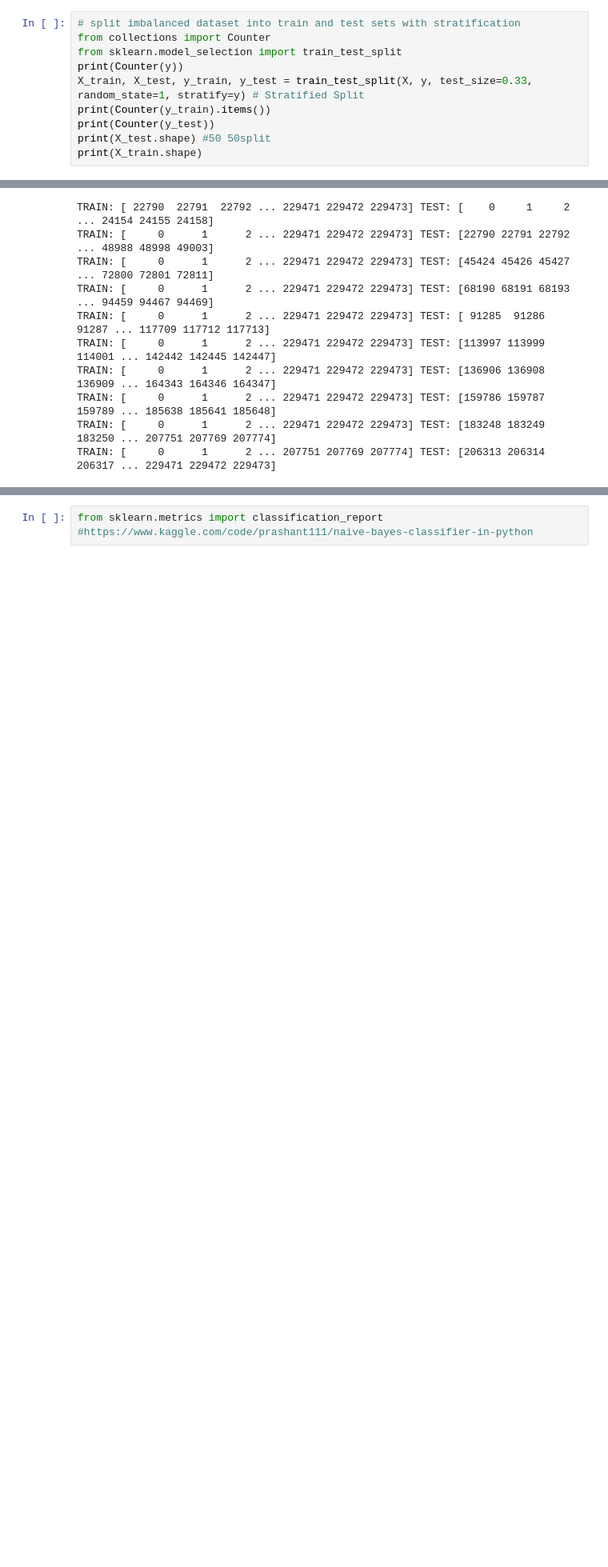
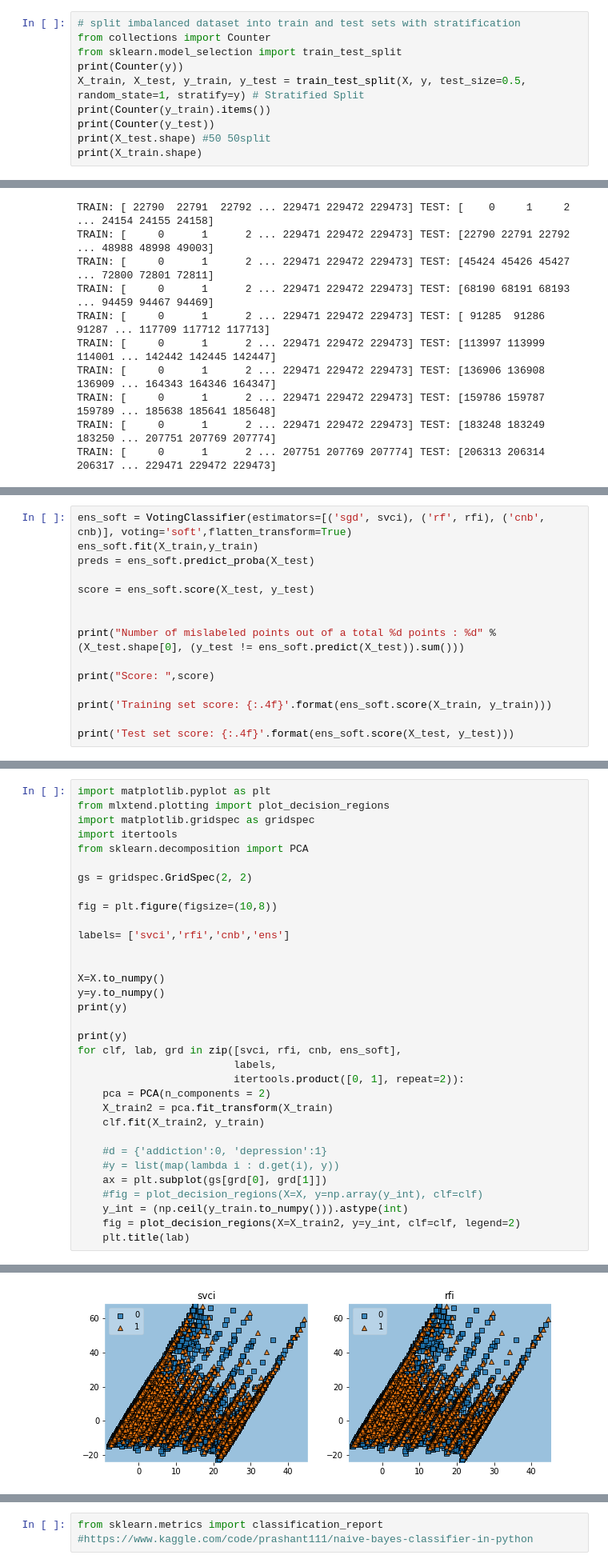
Before and after one commit to nataliakardami/diabetes_binary, a Jupyter notebook: diabetes.ipynb, the cells around one changed output, grey strips where cells are left out. Shown at 80% size. Cells and saved outputs as stored; diff of their text form; blank space fills up the shorter version.

```diff
--- a/diabetes.ipynb
+++ b/diabetes.ipynb
@@ -310,7 +315,7 @@ According to google devs, $\approx 18\%$ minority to majority class ratio is con
 from collections import Counter
 from sklearn.model_selection import train_test_split
 print(Counter(y))
-X_train, X_test, y_train, y_test = train_test_split(X, y, test_size=0.33, random_state=1, stratify=y) # Stratified Split
+X_train, X_test, y_train, y_test = train_test_split(X, y, test_size=0.5, random_state=1, stratify=y) # Stratified Split
 print(Counter(y_train).items())
 print(Counter(y_test))
 print(X_test.shape) #50 50split
@@ -521,0 +758,15 @@ TRAIN: [     0      1      2 ... 207751 207769 207774] TEST: [206313 206314 2063
+# %%
+ens_soft = VotingClassifier(estimators=[('sgd', svci), ('rf', rfi), ('cnb', cnb)], voting='soft',flatten_transform=True)
+ens_soft.fit(X_train,y_train)
+preds = ens_soft.predict_proba(X_test)
+
+score = ens_soft.score(X_test, y_test)
+
+
+print("Number of mislabeled points out of a total %d points : %d" % (X_test.shape[0], (y_test != ens_soft.predict(X_test)).sum()))
+
+print("Score: ",score)
+
+print('Training set score: {:.4f}'.format(ens_soft.score(X_train, y_train)))
+
+print('Test set score: {:.4f}'.format(ens_soft.score(X_test, y_test)))
@@ -521,0 +778,34 @@ TRAIN: [     0      1      2 ... 207751 207769 207774] TEST: [206313 206314 2063
+# %%
+import matplotlib.pyplot as plt
+from mlxtend.plotting import plot_decision_regions
+import matplotlib.gridspec as gridspec
+import itertools
+from sklearn.decomposition import PCA
+
+gs = gridspec.GridSpec(2, 2)
+
+fig = plt.figure(figsize=(10,8))
+
+labels= ['svci','rfi','cnb','ens']
+
+
+X=X.to_numpy()
+y=y.to_numpy()
+print(y)
+
+print(y)
+for clf, lab, grd in zip([svci, rfi, cnb, ens_soft],
+                         labels,
+                         itertools.product([0, 1], repeat=2)):
+    pca = PCA(n_components = 2)
+    X_train2 = pca.fit_transform(X_train)
+    clf.fit(X_train2, y_train)
+
+    #d = {'addiction':0, 'depression':1}
+    #y = list(map(lambda i : d.get(i), y))
+    ax = plt.subplot(gs[grd[0], grd[1]])
+    #fig = plot_decision_regions(X=X, y=np.array(y_int), clf=clf)
+    y_int = (np.ceil(y_train.to_numpy())).astype(int)
+    fig = plot_decision_regions(X=X_train2, y=y_int, clf=clf, legend=2)
+    plt.title(lab)
+# %% [output]
@@ -521,0 +815 @@ TRAIN: [     0      1      2 ... 207751 207769 207774] TEST: [206313 206314 2063
+[figure, added]
```
Also changed, not shown: parts of 21 cells of this notebook.
